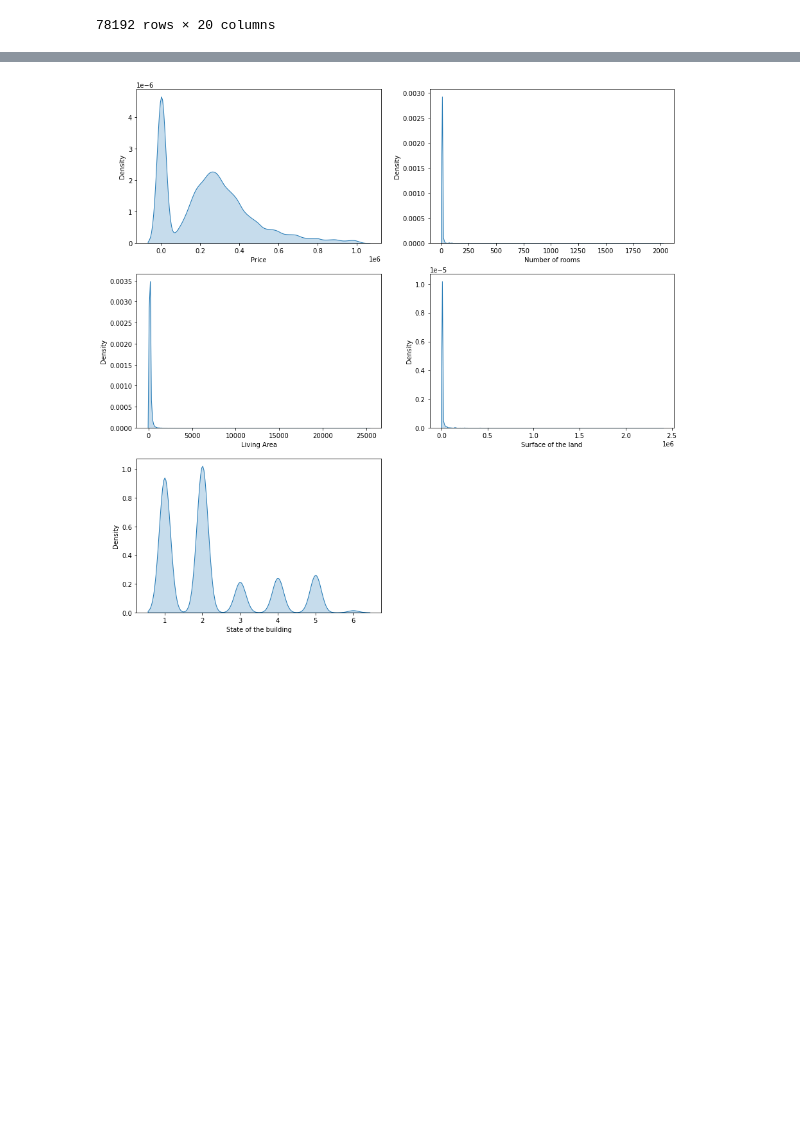
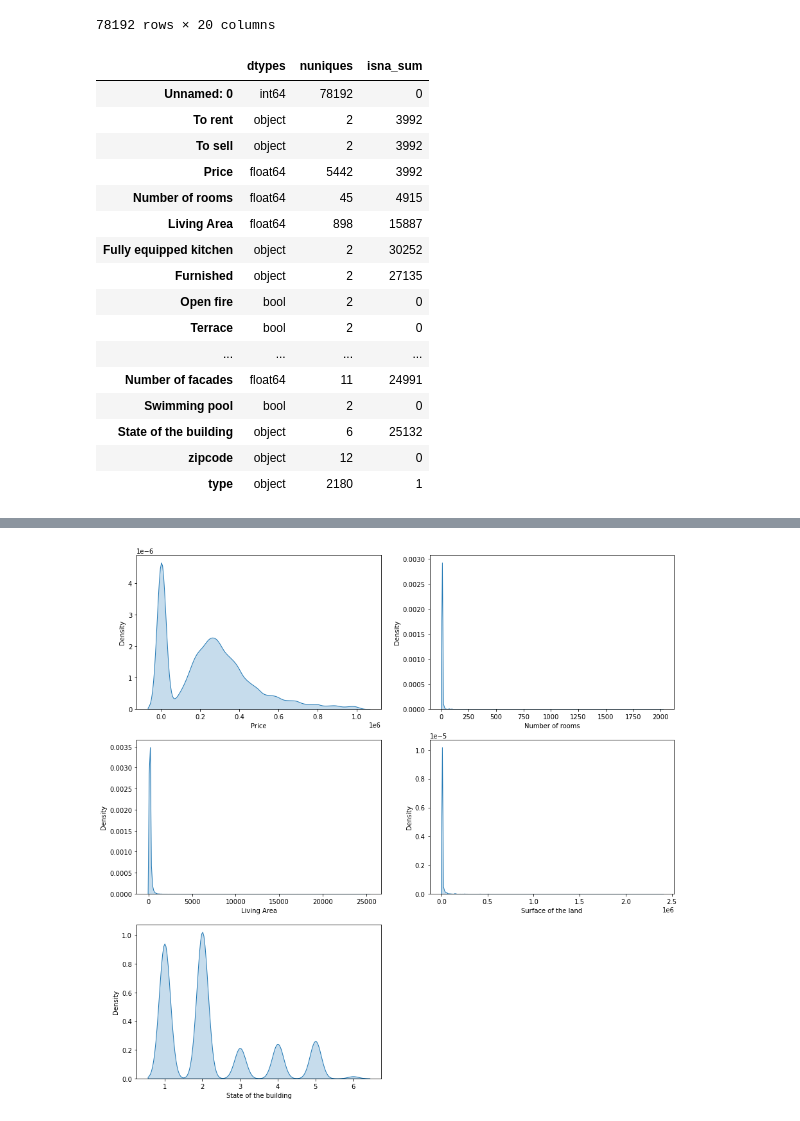
Before and after one commit to Brams0306/ImmoWeb_Data_Vizualisation, a Jupyter notebook: Data_vizualisation_immo.ipynb, the cells around one changed output, grey strips where cells are left out. Cells and saved outputs as stored; diff of their text form; code cells hidden in the pictures; blank space fills up the shorter version.

```diff
--- a/Data_vizualisation_immo.ipynb
+++ b/Data_vizualisation_immo.ipynb
@@ -67,6 +67,33 @@ data_immo
 | 78190 | 10316134 | True | False | 1150.0 | 3.0 | 800.0 | True | False | ... |
 | 78191 | 10316136 | True | False | 1590.0 | 3.0 | 100.0 | True | False | ... |
 78192 rows × 20 columns
+# %%
+INFO = (pd.concat([data_immo.dtypes,
+                   data_immo.nunique(),
+                   data_immo.isnull().sum()],axis=1))
+# %%
+INFO = INFO.rename(columns={0:'dtypes',
+                            1:'nuniques', # amount of possible values , 'cardinality' of variable
+                            2:'isna_sum'}) # amount of null values
+display(INFO)
+# %% [output]
+|  | dtypes | nuniques | isna_sum |
+| Unnamed: 0 | int64 | 78192 | 0 |
+| To rent | object | 2 | 3992 |
+| To sell | object | 2 | 3992 |
+| Price | float64 | 5442 | 3992 |
+| Number of rooms | float64 | 45 | 4915 |
+| Living Area | float64 | 898 | 15887 |
+| Fully equipped kitchen | object | 2 | 30252 |
+| Furnished | object | 2 | 27135 |
+| Open fire | bool | 2 | 0 |
+| Terrace | bool | 2 | 0 |
+| ... | ... | ... | ... |
+| Number of facades | float64 | 11 | 24991 |
+| Swimming pool | bool | 2 | 0 |
+| State of the building | object | 6 | 25132 |
+| zipcode | object | 12 | 0 |
+| type | object | 2180 | 1 |
 # %%
 data1 = data_immo.drop(columns=['Unnamed: 0', 'Number of facades', 'Open fire','Surface area of the plot of land','Area of the garden','Area of the terrace','Furnished','Fully equipped kitchen','To rent'])
 data1
```
Also changed, not shown: parts of 4 cells of this notebook.
